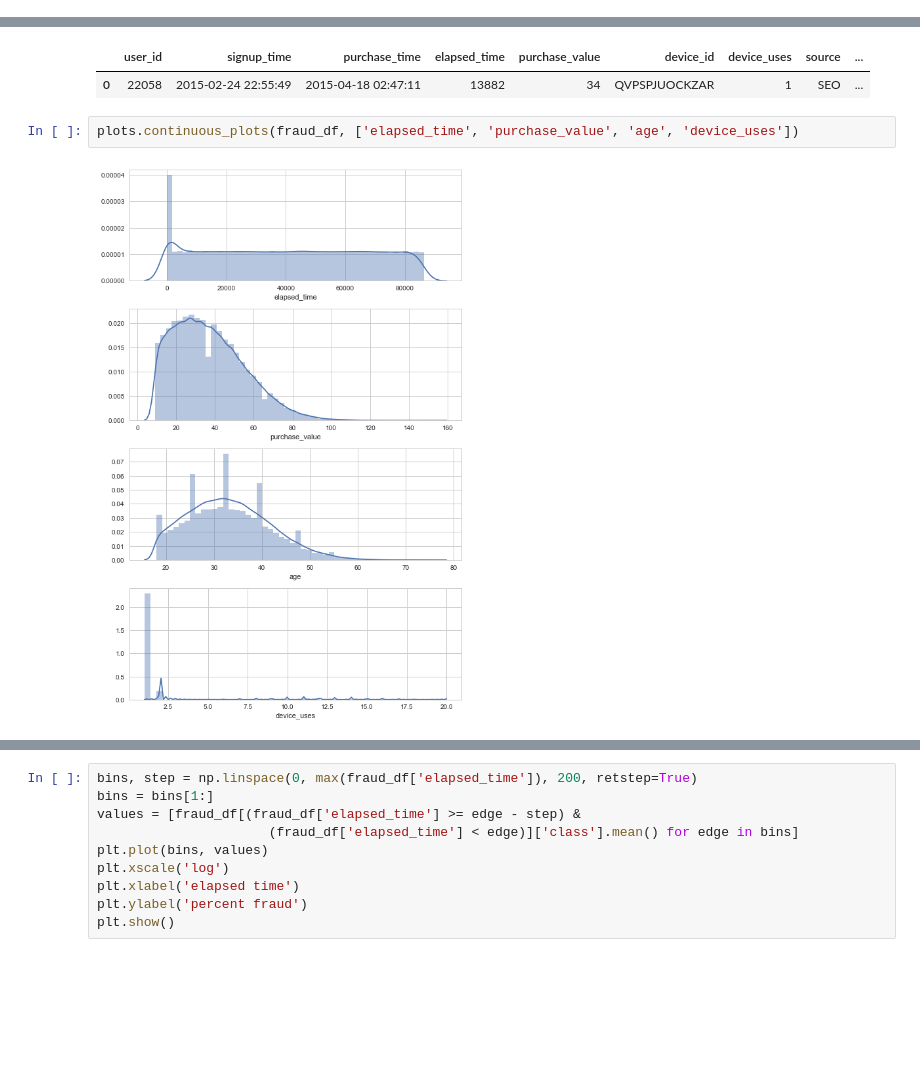
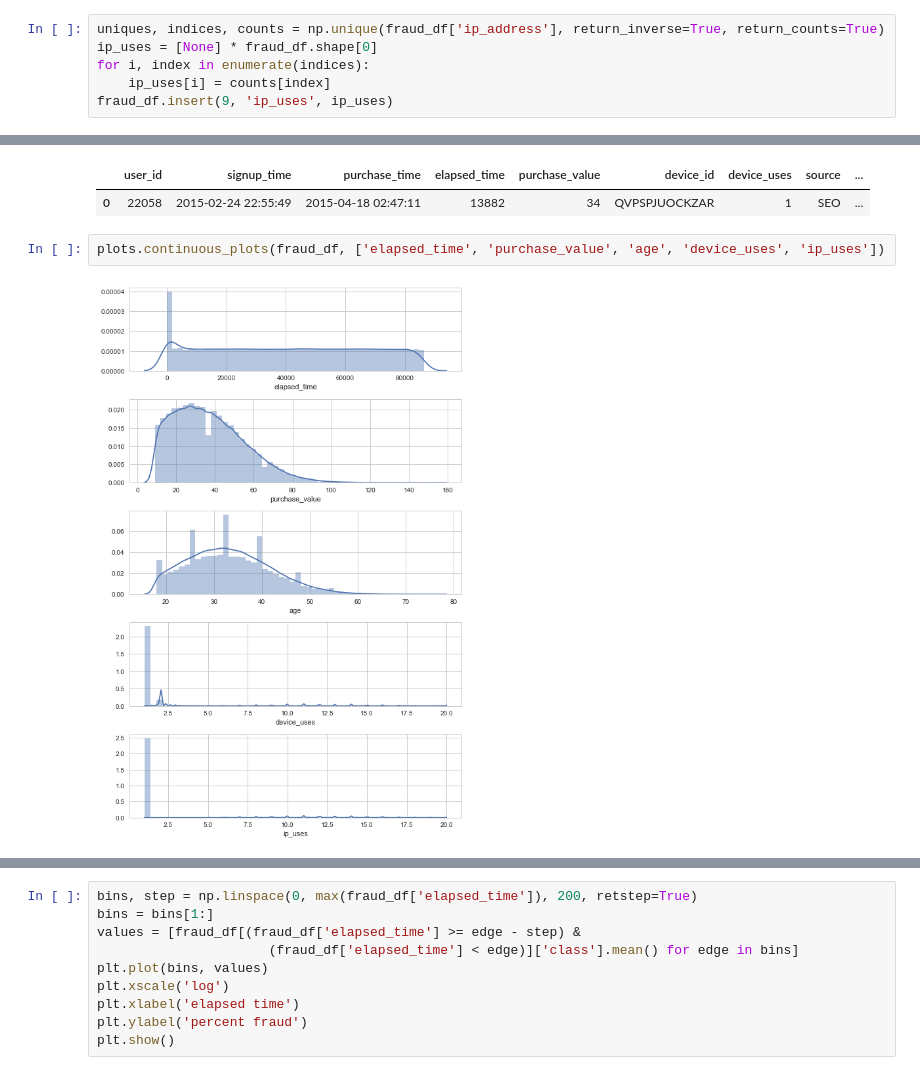
Before and after one commit to chaseWilliams/fraud_identification, a Jupyter notebook: fraud.ipynb, the cells around one changed output, grey strips where cells are left out. Cells and saved outputs as stored; diff of their text form; blank space fills up the shorter version.

```diff
--- a/fraud.ipynb
+++ b/fraud.ipynb
@@ -62,6 +62,12 @@ ip_df.head()
 | 2 | 16777728.0 | 16778239 | China |
 | 3 | 16778240.0 | 16779263 | Australia |
 | 4 | 16779264.0 | 16781311 | China |
+# %%
+uniques, indices, counts = np.unique(fraud_df['ip_address'], return_inverse=True, return_counts=True)
+ip_uses = [None] * fraud_df.shape[0]
+for i, index in enumerate(indices):
+    ip_uses[i] = counts[index]
+fraud_df.insert(9, 'ip_uses', ip_uses)
 # %%
 countries = [None] * fraud_df.shape[0]
 for i, ip in enumerate(fraud_df['ip_address']):
@@ -134,7 +140,7 @@ fraud_df.head(1)
 |  | user_id | signup_time | purchase_time | elapsed_time | purchase_value | device_id | device_uses | source | ... |
 | 0 | 22058 | 2015-02-24 22:55:49 | 2015-04-18 02:47:11 | 13882 | 34 | QVPSPJUOCKZAR | 1 | SEO | ... |
 # %%
-plots.continuous_plots(fraud_df, ['elapsed_time', 'purchase_value', 'age', 'device_uses'])
+plots.continuous_plots(fraud_df, ['elapsed_time', 'purchase_value', 'age', 'device_uses', 'ip_uses'])
 # %% [output]
-[figure, old version]
+[figure, new version]
 # %%
```
Also changed, not shown: parts of 15 cells of this notebook, 1 other file.
